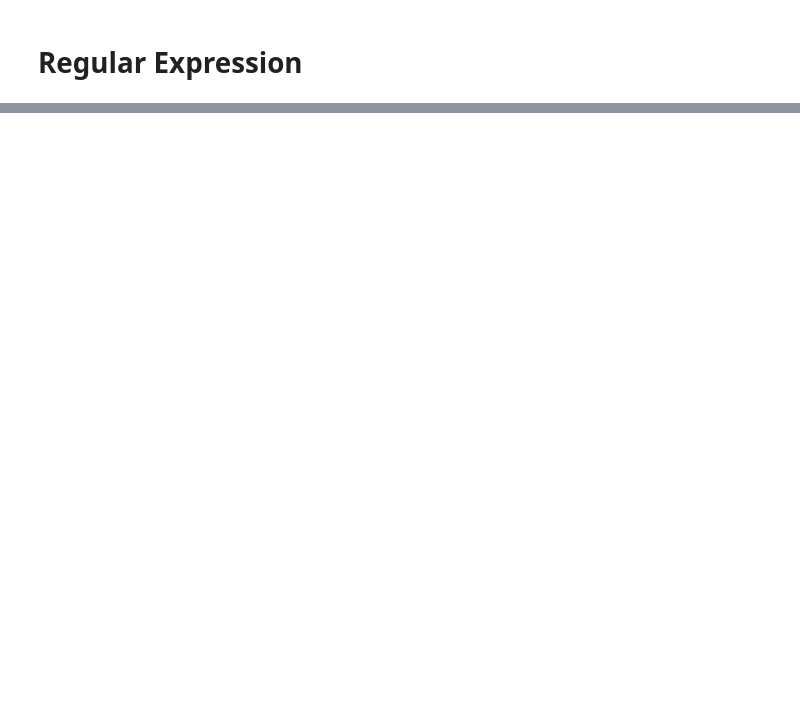
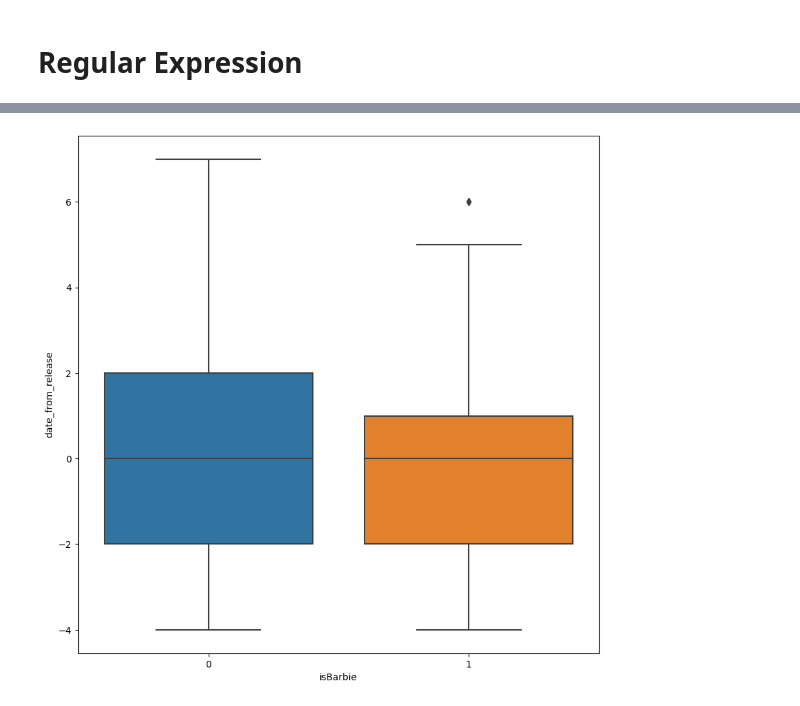
Before and after one commit to upmorgan/ECS171_GroupProject, a Jupyter notebook: cleaninggarbage.ipynb, the cells around one changed output, grey strips where cells are left out. Cells and saved outputs as stored; diff of their text form; code cells hidden in the pictures; blank space fills up the shorter version.

```diff
--- a/cleaninggarbage.ipynb
+++ b/cleaninggarbage.ipynb
@@ -122 +171,10 @@ See the caveats in the documentation: https://pandas.pydata.org/pandas-docs/stab
+# %%
+fig2 = plt.figure(figsize=(10, 10))
+ax2 = fig2.add_subplot(111)
+
+sns.boxplot(data=numeric_df, x='isBarbie', y='date_from_release', ax=ax2)
+
+plt.show()
+# %% [output]
+[figure, added]
 # %%
```
Also changed, not shown: parts of 18 cells of this notebook.
